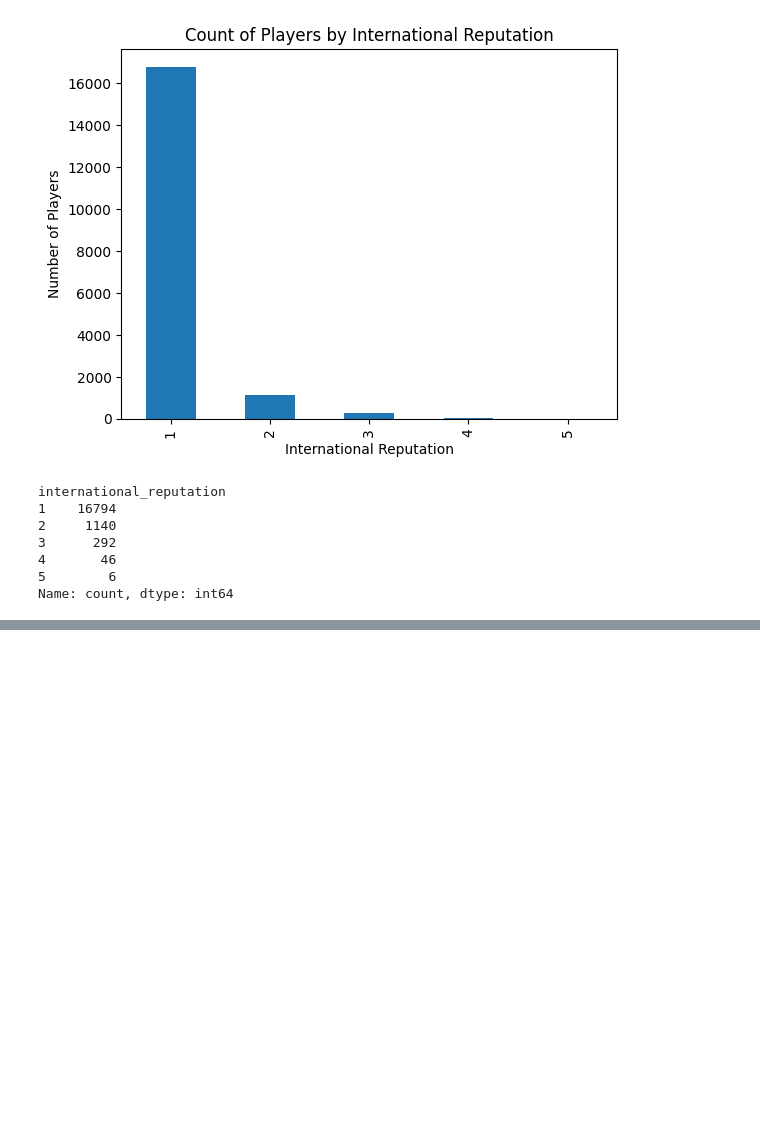
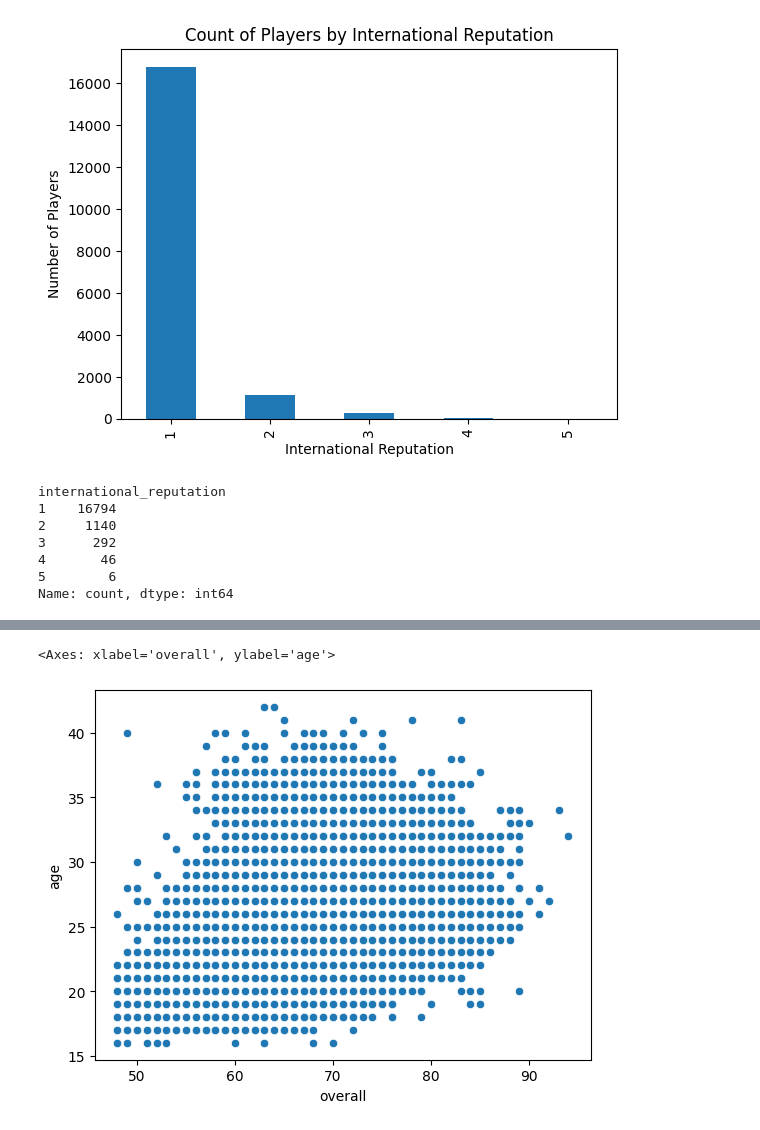
Before and after one commit to SudarshanIngole/Machine-Learning-Projects, a Jupyter notebook: PRCP_FIFA_20.ipynb, the cells around one changed output, grey strips where cells are left out. Drawn from its saved outputs; the diff is of its cells as text; code cells hidden in the pictures; blank space fills up the shorter version.

```diff
--- a/PRCP_FIFA_20.ipynb
+++ b/PRCP_FIFA_20.ipynb
@@ -327,0 +353,5 @@ Name: count, dtype: int64
+# %%
+sns.scatterplot(x='overall', y='age', data=data)
+# %% [output]
+<Axes: xlabel='overall', ylabel='age'>
+[figure, added]
```
Also changed, not shown: parts of 12 cells of this notebook.
